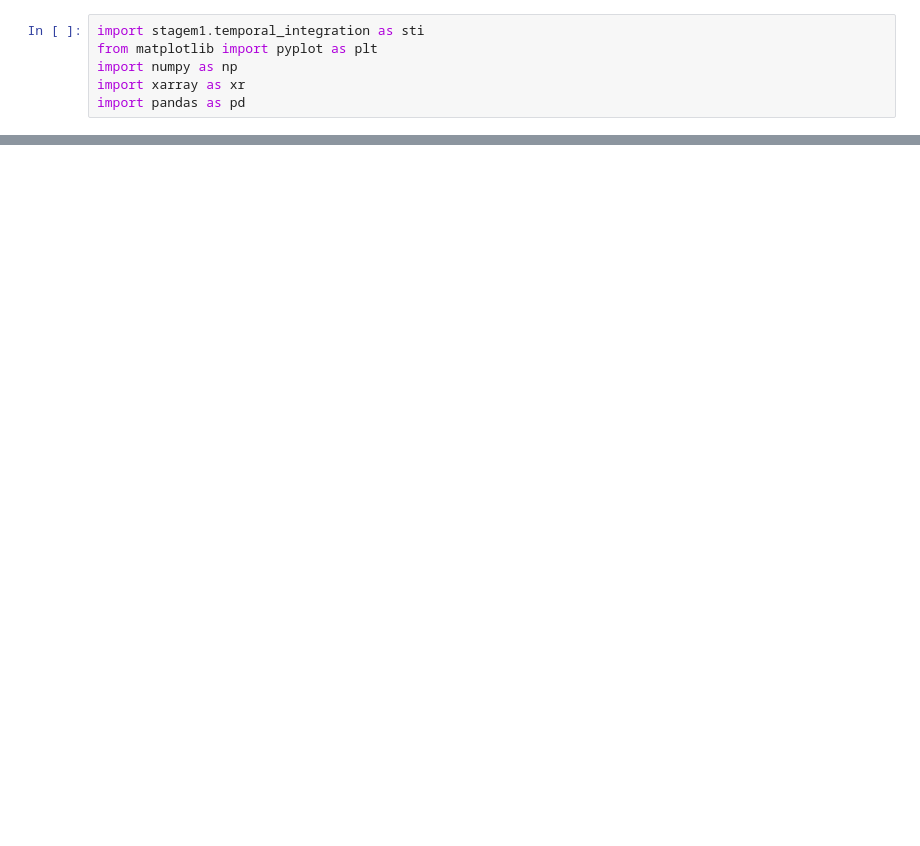
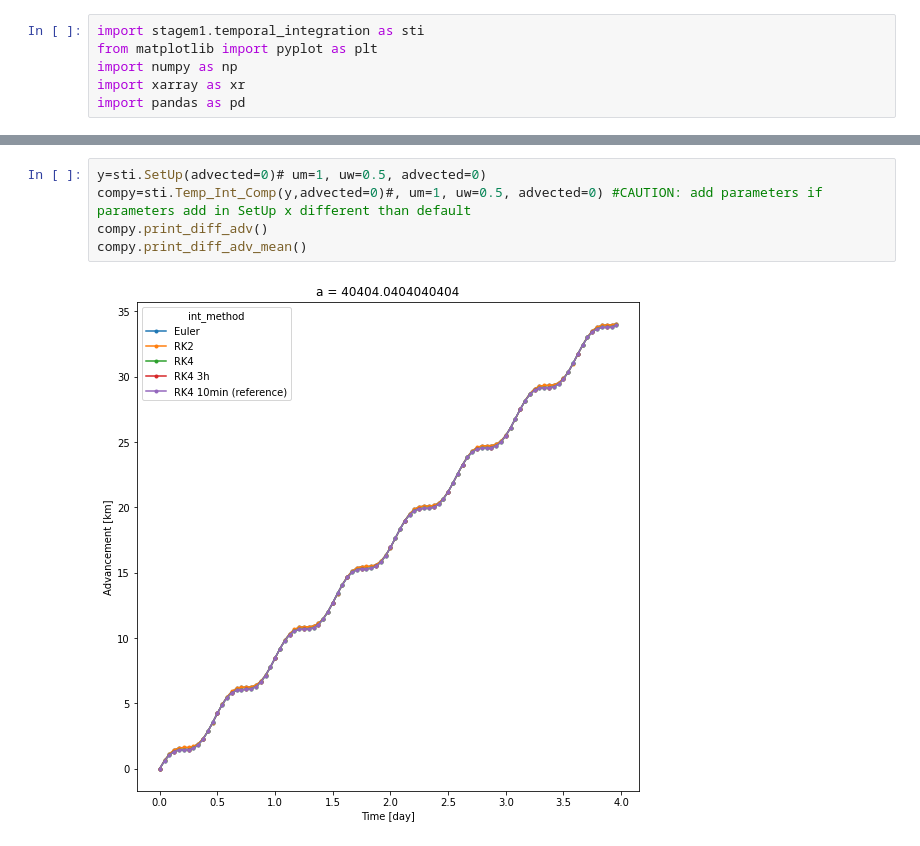
Before and after one commit to margot-demol/stage-m1, a Jupyter notebook: development/temporal_int_comparison.ipynb, the cells around one changed output, grey strips where cells are left out. Cells and saved outputs as stored; diff of their text form; blank space fills up the shorter version.

```diff
--- a/development/temporal_int_comparison.ipynb
+++ b/development/temporal_int_comparison.ipynb
@@ -6,0 +34,7 @@ import pandas as pd
+# %%
+y=sti.SetUp(advected=0)# um=1, uw=0.5, advected=0)
+compy=sti.Temp_Int_Comp(y,advected=0)#, um=1, uw=0.5, advected=0) #CAUTION: add parameters if parameters add in SetUp x different than default
+compy.print_diff_adv()
+compy.print_diff_adv_mean()
+# %% [output]
+[figure, added]
```
Also changed, not shown: parts of 18 cells of this notebook, 1 other file.
